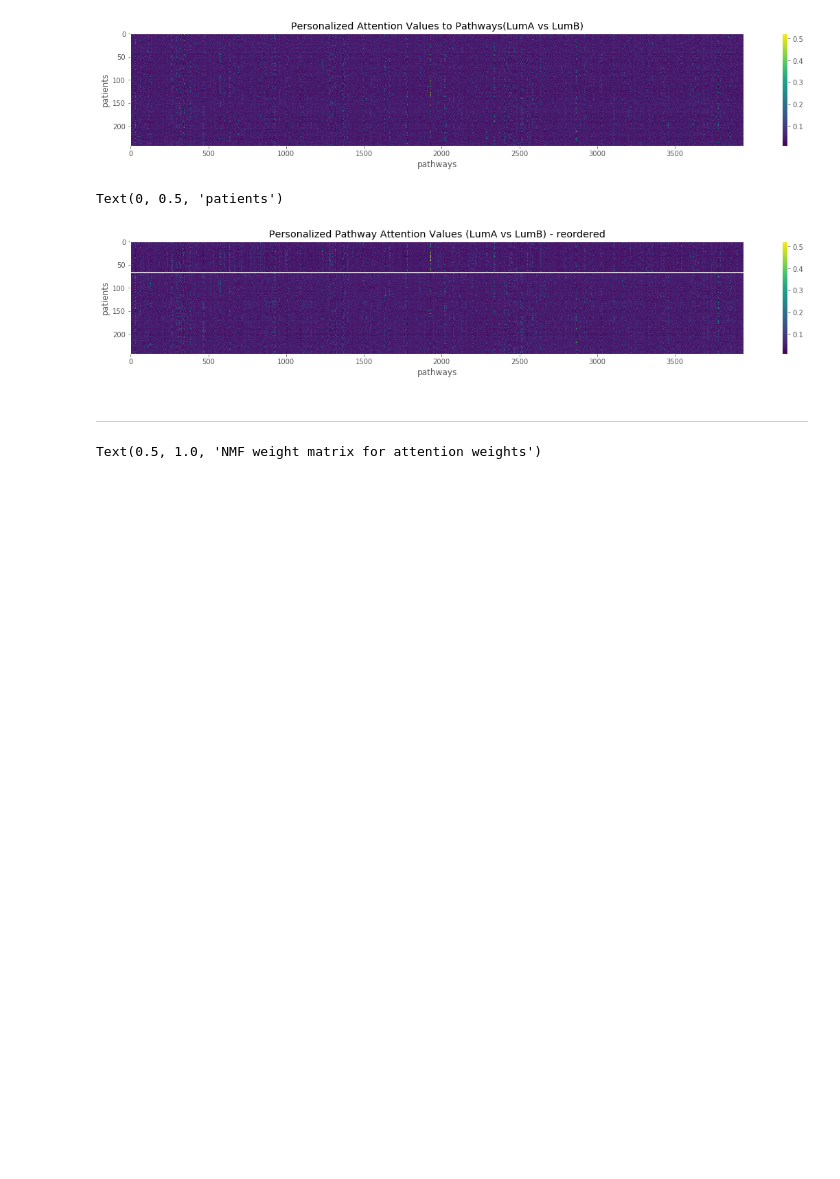
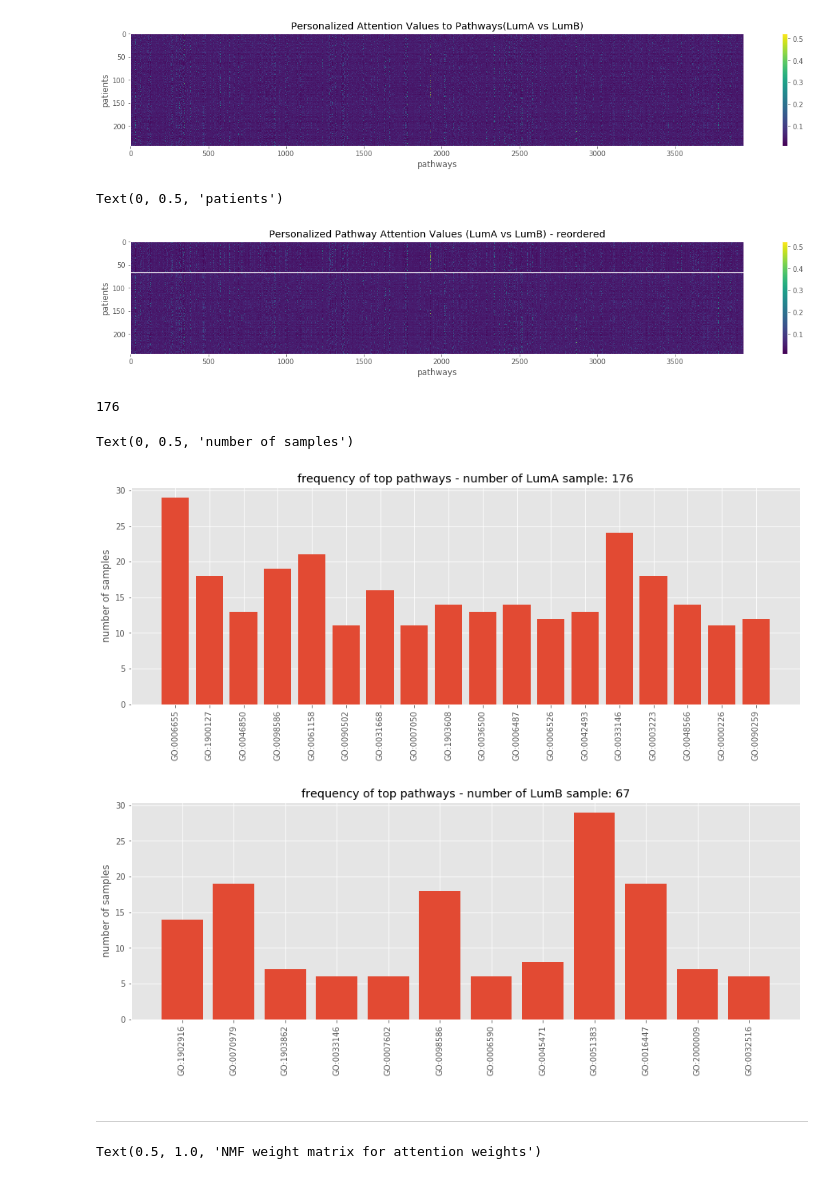
Before and after one commit to adham/PathwayAttend, a Jupyter notebook: source/analysis.ipynb, the cells around one changed output. Cells and saved outputs as stored; diff of their text form; code cells hidden in the pictures; blank space fills up the shorter version.

Commit message:
add top pathways figure

```diff
--- a/source/analysis.ipynb
+++ b/source/analysis.ipynb
@@ -59,6 +60,58 @@ ax.set_ylabel('patients')
 # %% [output]
 Text(0, 0.5, 'patients')
 [figure]
+# %%
+# top pathways for LumA and LumB based on attention values
+
+betas_b = betas[y_test == 0]
+betas_a = betas[y_test == 1]
+
+LumA_top_pw = []
+for sample_attn in betas_a:
+    sample_top_idxs = sample_attn.argsort()[::-1][:5]
+    LumA_top_pw += pathway_df.columns[sample_top_idxs].tolist()
+
+LumB_top_pw = []
+for sample_attn in betas_b:
+    sample_top_idxs = sample_attn.argsort()[::-1][:5]
+    LumB_top_pw += pathway_df.columns[sample_top_idxs].tolist()
+
+LumA_top_pw = Counter(LumA_top_pw)
+LumB_top_pw = Counter(LumB_top_pw)
+# %%
+(y_test==1).sum()
+# %% [output]
+176
+# %%
+freqs, pw_labels = [], []
+for k, v in LumA_top_pw.items():
+    if v>10:
+        freqs.append(v)
+        pw_labels.append(k)
+
+fig, ax = plt.subplots(figsize=(15, 5))
+ax.bar(np.arange(len(freqs)), freqs)
+ax.set_xticks(np.arange(len(pw_labels)))
+ax.set_xticklabels(pw_labels, rotation=90)
+ax.set_title('frequency of top pathways - number of LumA sample: {}'.format((y_test==1).sum()))
+ax.set_ylabel('number of samples')
+
+freqs, pw_labels = [], []
+for k, v in LumB_top_pw.items():
+    if v>5:
+        freqs.append(v)
+        pw_labels.append(k)
+
+fig, ax = plt.subplots(figsize=(15, 5))
+ax.bar(np.arange(len(freqs)), freqs)
+ax.set_xticks(np.arange(len(pw_labels)))
+ax.set_xticklabels(pw_labels, rotation=90)
+ax.set_title('frequency of top pathways - number of LumB sample: {}'.format((y_test==0).sum()))
+ax.set_ylabel('number of samples')
+# %% [output]
+Text(0, 0.5, 'number of samples')
+[figure, added]
+[figure, added]
 # %% [markdown]
 <hr>
 # %%
```
Also changed, not shown: parts of 1 cell of this notebook.
